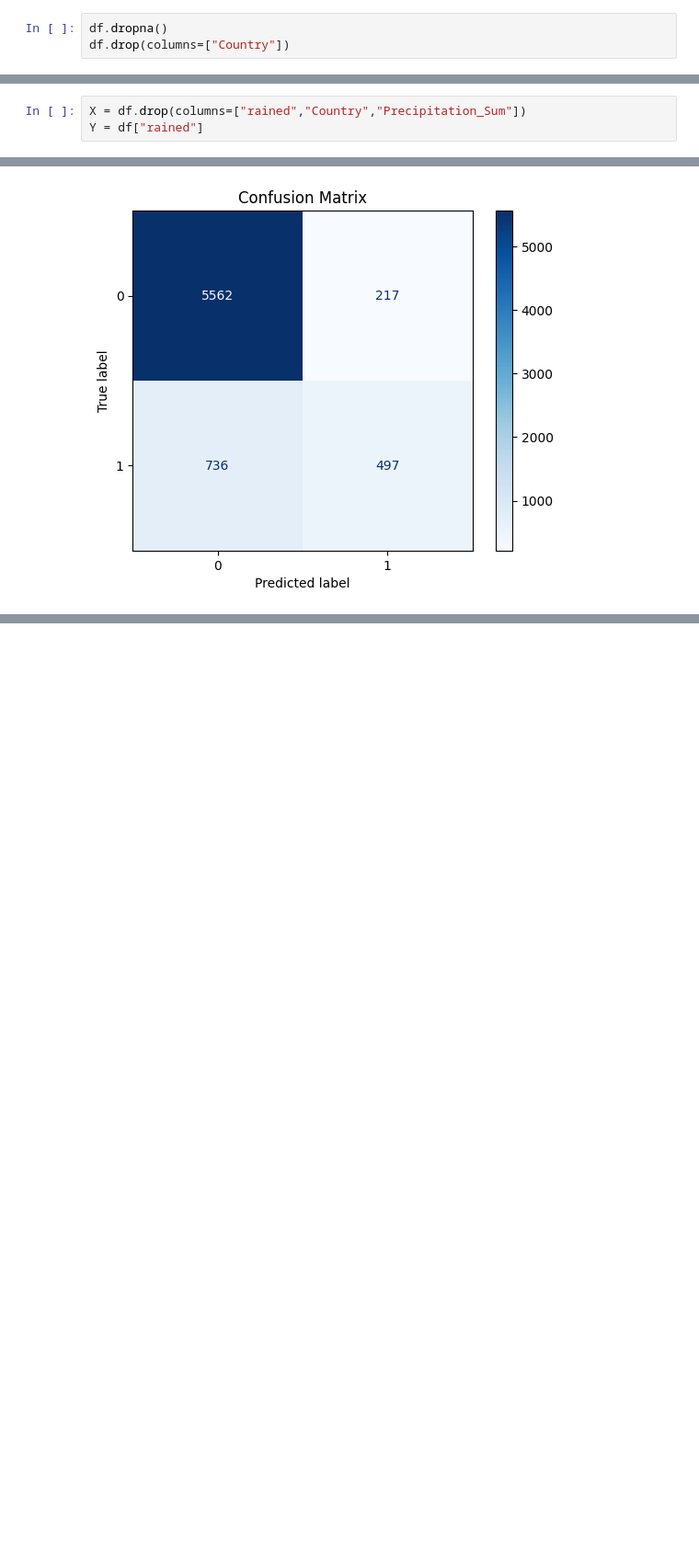
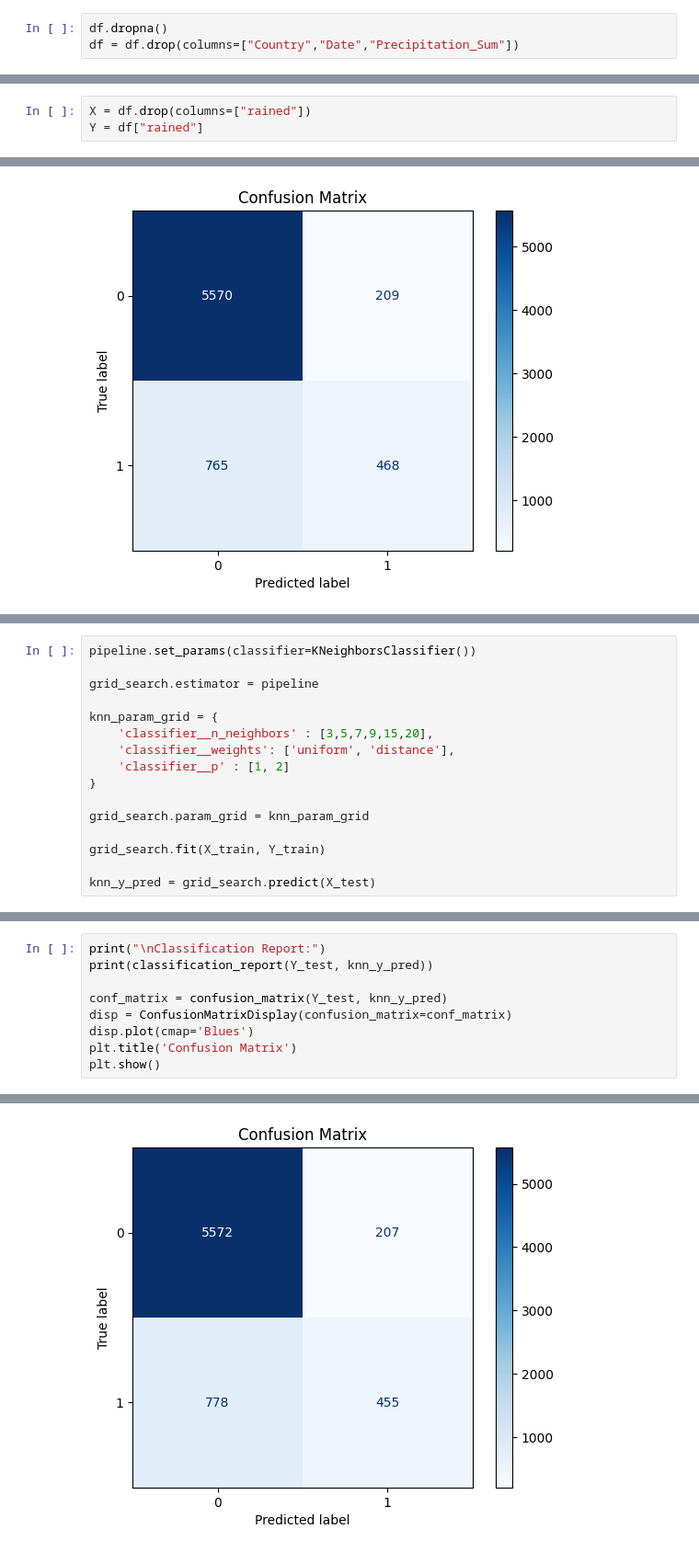
Before and after one commit to lautaorsi/AI-IBM-COURSE, a Jupyter notebook: ML-WITH-PYTHON/Final-Project/Final/Final-Project.ipynb, the cells around one changed output, grey strips where cells are left out. Shown at 92% size. Saved outputs shown, nothing was run; the diff lists cells and outputs as text; blank space fills up the shorter version.

```diff
--- a/ML-WITH-PYTHON/Final-Project/Final/Final-Project.ipynb
+++ b/ML-WITH-PYTHON/Final-Project/Final/Final-Project.ipynb
@@ -105,3 +100,3 @@ Con esto resolvemos el problema de nuestra variable objetivo, ahora podemos elim
 # %%
 df.dropna()
-df.drop(columns=["Country"])
+df = df.drop(columns=["Country","Date","Precipitation_Sum"])
@@ -136,3 +118,3 @@ Ahora definamos features y target, armemos el split entrenamiento/validación y
 # %%
-X = df.drop(columns=["rained","Country","Precipitation_Sum"])
+X = df.drop(columns=["rained"])
 Y = df["rained"]
@@ -242,0 +247,16 @@ plt.show()
+# %%
+pipeline.set_params(classifier=KNeighborsClassifier())
+
+grid_search.estimator = pipeline
+
+knn_param_grid = {
+    'classifier__n_neighbors' : [3,5,7,9,15,20],
+    'classifier__weights': ['uniform', 'distance'],
+    'classifier__p' : [1, 2]
+}
+
+grid_search.param_grid = knn_param_grid
+
+grid_search.fit(X_train, Y_train)
+
+knn_y_pred = grid_search.predict(X_test)
@@ -242,0 +281,10 @@ plt.show()
+# %%
+print("\nClassification Report:")
+print(classification_report(Y_test, knn_y_pred))
+
+conf_matrix = confusion_matrix(Y_test, knn_y_pred)
+disp = ConfusionMatrixDisplay(confusion_matrix=conf_matrix)
+disp.plot(cmap='Blues')
+plt.title('Confusion Matrix')
+plt.show()
+# %% [output]
@@ -242,0 +300 @@ plt.show()
+[figure, added]
```
Also changed, not shown: parts of 19 cells of this notebook.
